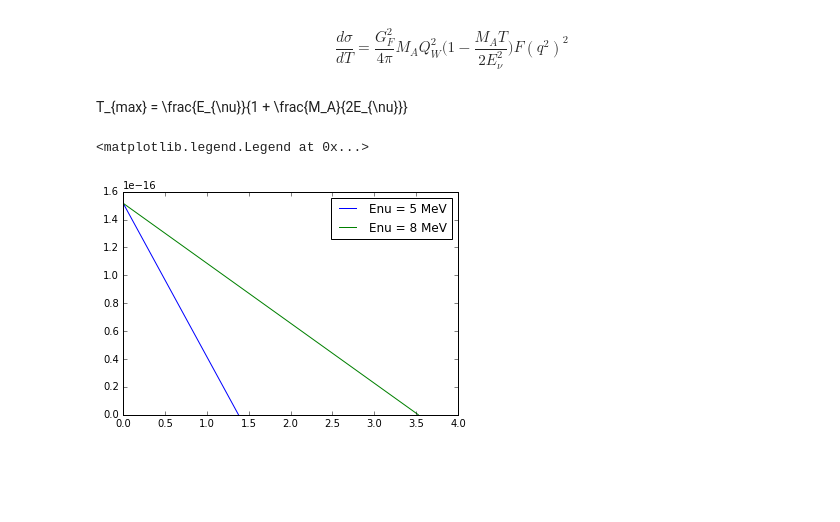
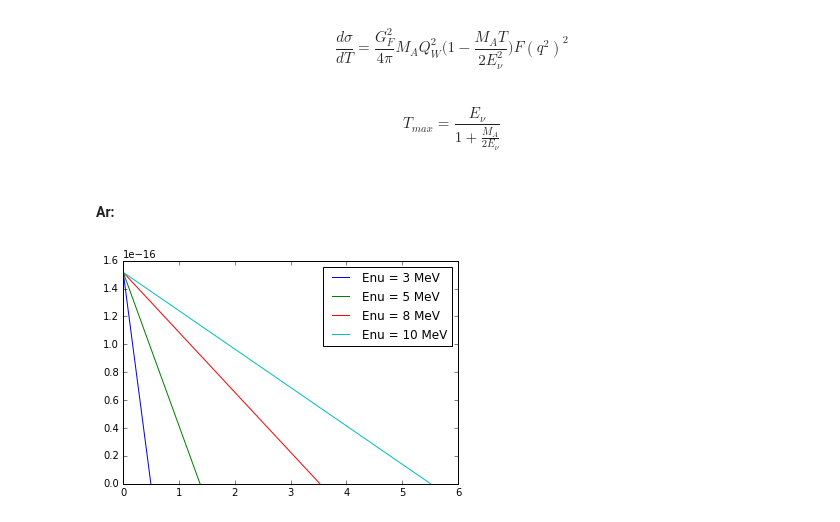
Before and after one commit to alisanozdrina/coherent_neutrino_scattering, a Jupyter notebook: vis/cross_sections_plots.ipynb, the cells around one changed output. Drawn from its saved outputs; the diff is of its cells as text; code cells hidden in the pictures; blank space fills up the shorter version.

```diff
--- a/vis/cross_sections_plots.ipynb
+++ b/vis/cross_sections_plots.ipynb
@@ -47,24 +47,20 @@ plt.legend()
 # %% [markdown]
 $$ \frac{d\sigma}{dT} = \frac{G^2_F}{4\pi} M_A Q^2_{W} \Big(1 - \frac{M_A T}{2E_{\nu}^2} \Big) F(q^2)^2$$
 # %% [markdown]
-T_{max} = \frac{E_{\nu}}{1 + \frac{M_A}{2E_{\nu}}}
+$$ T_{max} = \frac{E_{\nu}}{1 + \frac{M_A}{2E_{\nu}}} $$
 # %%
-nu_energy = 5 # MeV
-nucleus_max_kin = cn.max_kinetic_recoil_nucleus(Ar_M, nu_energy) # MeV
-nucleus_kin = linspace(0, nucleus_max_kin, 100)
-diff_cs = cn.differential_cross_section_for_nucleus_kinetic(Ar_Z, Ar_N, Ar_M, nu_energy, nucleus_kin)
-nucleus_kin *= 1000 # keV
-plt.plot(nucleus_kin, diff_cs, label='Enu = 5 MeV')
-
-nu_energy = 8 # MeV
-nucleus_max_kin = cn.max_kinetic_recoil_nucleus(Ar_M, nu_energy) # MeV
-nucleus_kin = linspace(0, nucleus_max_kin, 100)
-diff_cs = cn.differential_cross_section_for_nucleus_kinetic(Ar_Z, Ar_N, Ar_M, nu_energy, nucleus_kin)
-nucleus_kin *= 1000 # keV
-plt.plot(nucleus_kin, diff_cs, label='Enu = 8 MeV')
-
-
-plt.legend()
+def draw_plots_diff_cs(Z, N, M, nu_energy_list):
+    for nu_energy in nu_energy_list:
+        nucleus_max_kin = cn.max_kinetic_recoil_nucleus(M, nu_energy) # MeV
+        nucleus_kin = linspace(0, nucleus_max_kin, 100)
+        diff_cs = cn.differential_cross_section_for_nucleus_kinetic(Z, N, M, nu_energy, nucleus_kin)
+        nucleus_kin *= 1000 # keV
+        plt.plot(nucleus_kin, diff_cs, label='Enu = %d MeV' % nu_energy)
+    plt.legend()
-# %% [output]
-<matplotlib.legend.Legend at 0x...>
-[figure, removed]
+# %% [markdown]
+#### Ar:
+# %%
+nu_energy_list = [3, 5, 8, 10] # MeV
+draw_plots_diff_cs(Ar_Z, Ar_N, Ar_M, nu_energy_list)
+# %% [output]
+[figure, added]
```
Also changed, not shown: parts of 2 cells of this notebook.
